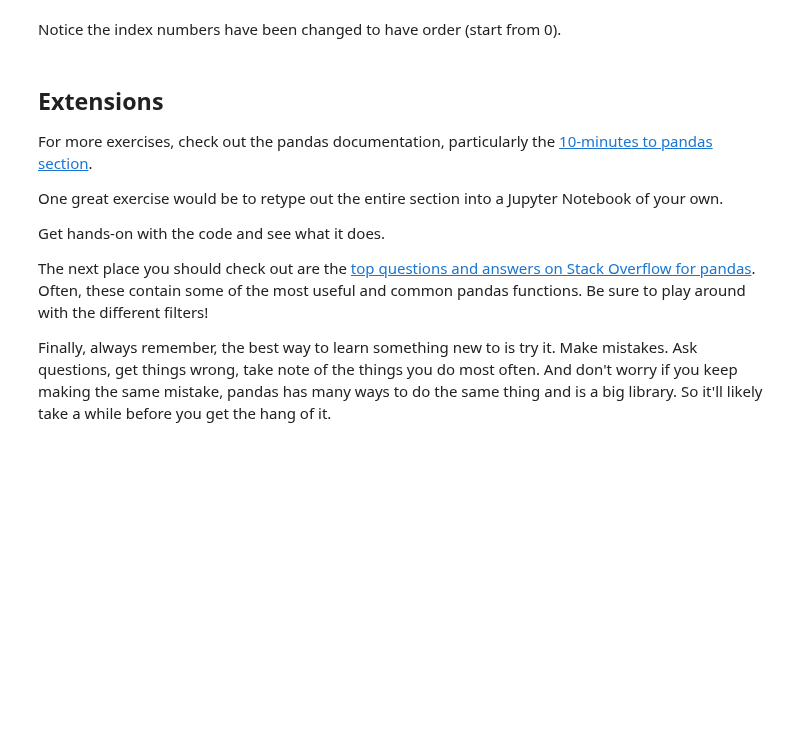
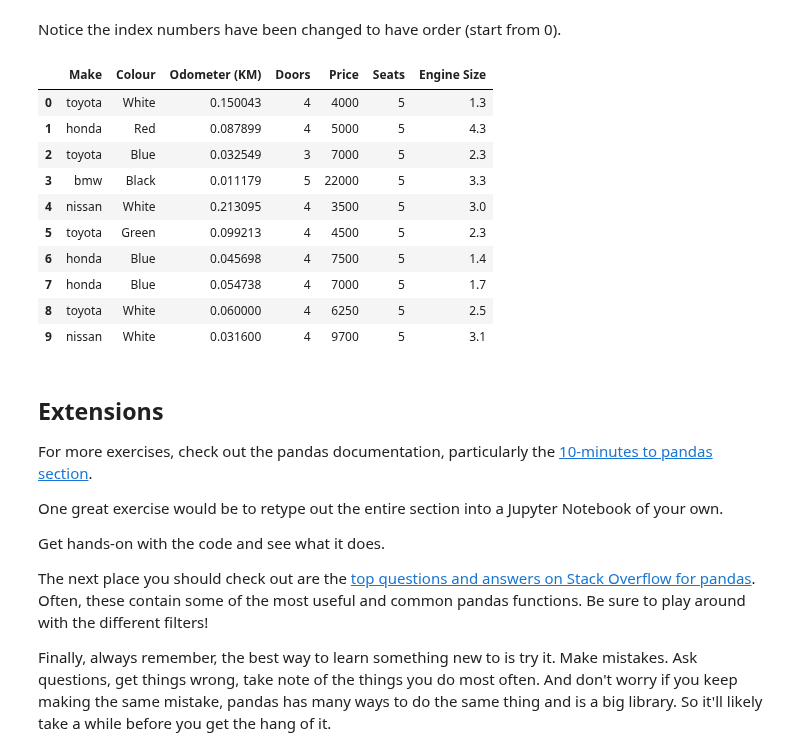
Before and after one commit to KhatiwadaPrajwal056/Data-Science-Libraries-, a Jupyter notebook: Pandas/pandas-exercises.ipynb, the cells around one changed output. Drawn from its saved outputs; the diff is of its cells as text; code cells hidden in the pictures; blank space fills up the shorter version.

```diff
--- a/Pandas/pandas-exercises.ipynb
+++ b/Pandas/pandas-exercises.ipynb
@@ -522,5 +522,19 @@ Notice the index numbers have been changed to have order (start from 0).
 # %%
 # Change the Odometer values from kilometers to miles using a Lambda function
 # Then view the DataFrame
+car_sales["Odometer (KM)"]=car_sales["Odometer (KM)"].apply(lambda x:x/1000)
+car_sales
+# %% [output]
+|  | Make | Colour | Odometer (KM) | Doors | Price | Seats | Engine Size |
+| 0 | toyota | White | 0.150043 | 4 | 4000 | 5 | 1.3 |
+| 1 | honda | Red | 0.087899 | 4 | 5000 | 5 | 4.3 |
+| 2 | toyota | Blue | 0.032549 | 3 | 7000 | 5 | 2.3 |
+| 3 | bmw | Black | 0.011179 | 5 | 22000 | 5 | 3.3 |
+| 4 | nissan | White | 0.213095 | 4 | 3500 | 5 | 3.0 |
+| 5 | toyota | Green | 0.099213 | 4 | 4500 | 5 | 2.3 |
+| 6 | honda | Blue | 0.045698 | 4 | 7500 | 5 | 1.4 |
+| 7 | honda | Blue | 0.054738 | 4 | 7000 | 5 | 1.7 |
+| 8 | toyota | White | 0.060000 | 4 | 6250 | 5 | 2.5 |
+| 9 | nissan | White | 0.031600 | 4 | 9700 | 5 | 3.1 |
 # %%
 # Change the title of the Odometer (KM) to represent miles instead of kilometers
```
Also changed, not shown: parts of 1 cell of this notebook.
